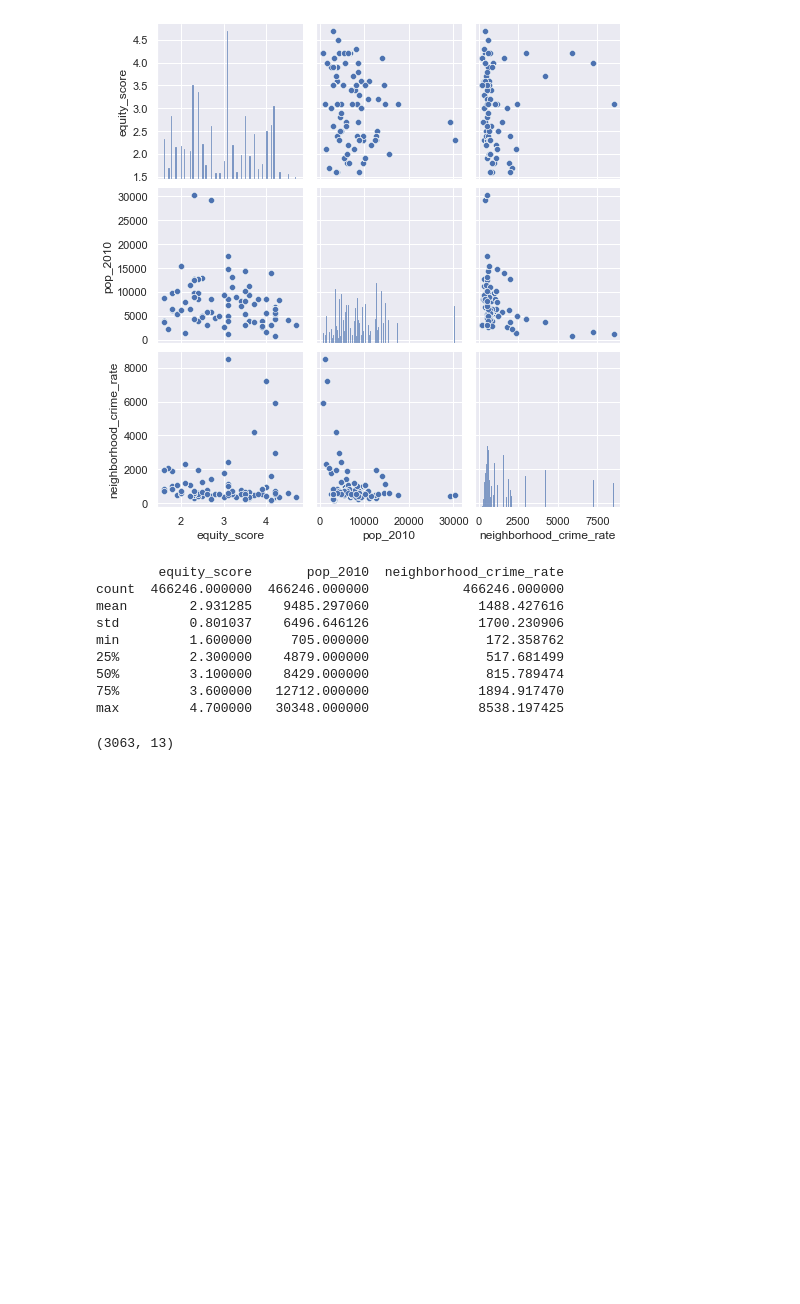
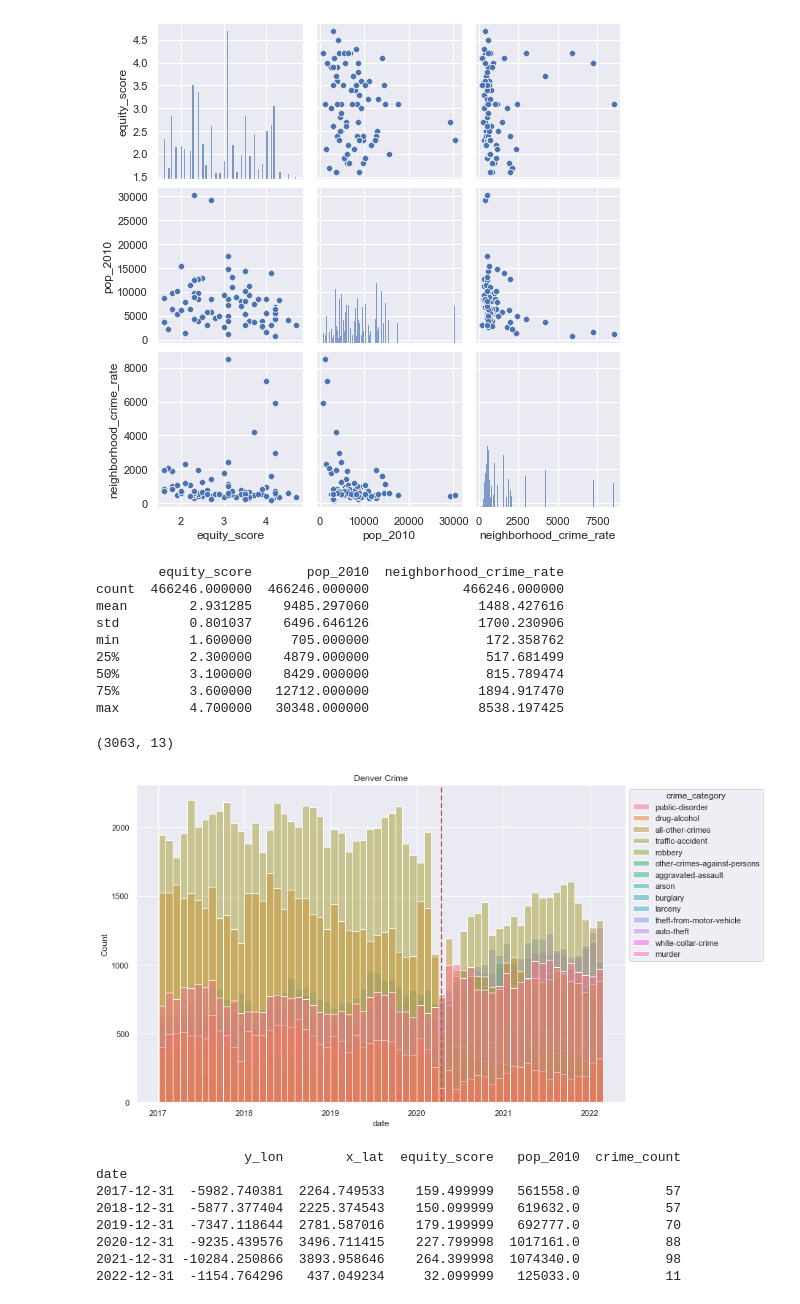
Before and after one commit to Seismic-Striker/Springboard_and_Datacamp, a Jupyter notebook: Denver Crime Data/Denver Crime EDA.ipynb, the cells around one changed output. Saved outputs shown, nothing was run; the diff lists cells and outputs as text; code cells hidden in the pictures; blank space fills up the shorter version.

```diff
--- a/Denver Crime Data/Denver Crime EDA.ipynb
+++ b/Denver Crime Data/Denver Crime EDA.ipynb
@@ -654,3 +654,24 @@ duplicateRowsDF = df[df.duplicated(keep=False)]
 duplicateRowsDF.shape
 # %% [output]
 (3063, 13)
+# %%
+plt.figure(figsize=(12,8))
+_=sns.color_palette("ch:start=.2,rot=-.3", as_cmap=True)
+
+_ = sns.histplot(x='date',hue='crime_category',data=df,bins=62)
+_.set(title='Denver Crime')
+sns.move_legend(_, "upper left", bbox_to_anchor=(1, 1))
+_.axvline(pd.to_datetime('2020-04-15'), color='r', linestyle='--', lw=2)
+plt.show()
+x.crime_type.value_counts()
+print(x.resample('Y', on='date').sum())
+# %% [output]
+[figure, added]
+                   y_lon        x_lat  equity_score   pop_2010  crime_count
+date
+2017-12-31  -5982.740381  2264.749533    159.499999   561558.0           57
+2018-12-31  -5877.377404  2225.374543    150.099999   619632.0           57
+2019-12-31  -7347.118644  2781.587016    179.199999   692777.0           70
+2020-12-31  -9235.439576  3496.711415    227.799998  1017161.0           88
+2021-12-31 -10284.250866  3893.958646    264.399998  1074340.0           98
+2022-12-31  -1154.764296   437.049234     32.099999   125033.0           11
```
Also changed, not shown: parts of 1 cell of this notebook, 14 other files.
